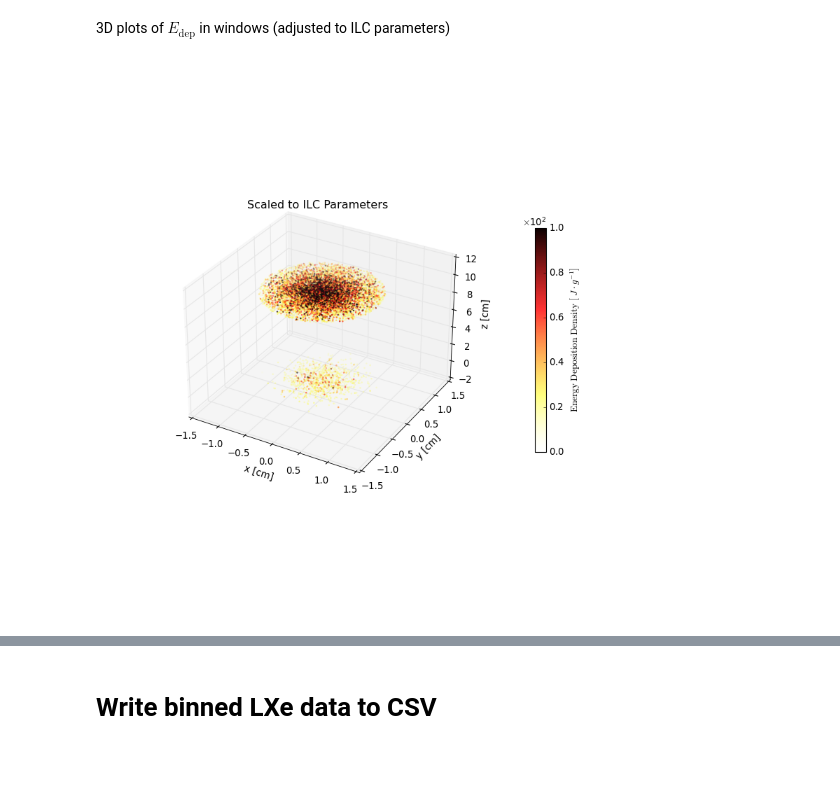
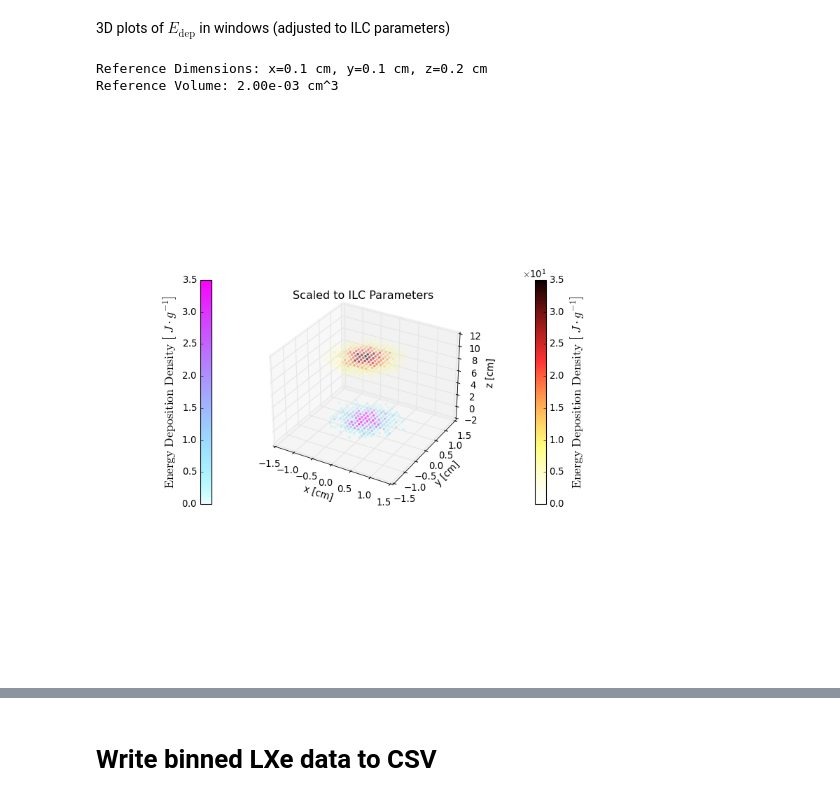
Before and after one commit to MaxVarverakis/G4Bl-LXeSims, a Jupyter notebook: analysis/zslice.ipynb, the cells around one changed output, grey strips where cells are left out. Cells and saved outputs as stored; diff of their text form; code cells hidden in the pictures; blank space fills up the shorter version.

```diff
--- a/analysis/zslice.ipynb
+++ b/analysis/zslice.ipynb
@@ -18,7 +34,8 @@ plt.style.use('classic')
 # %%
 WinMat = "Al"
 
-path = f"/Users/max/SLAC Fall 2024/LXeSims/{WinMat}_sigmaR_3mm_thickness_2mm"
+path = f"/Users/max/SLAC Fall 2024/LXeSims/{WinMat}_sigmaR_3mm_thickness_0.5mm"
+# path = f"/Users/max/SLAC Fall 2024/LXeSims/{WinMat}_sigmaR_3mm_thickness_2mm_sliced"
 # path = '/Users/max/SLAC Fall 2024/LXeSims/Geant4_test'
 
 cols = 'x y z Px Py Pz t PDGid EventID TrackID ParentID Weight Edep VisibleEdep Ntracks'.split(' ')
@@ -172,8 +189,8 @@ WinEdep = [
     ]
 
 vmin = 0
-vmax = {'edep': 10, 'edd': 1e2}
-n = 100 # n by n grid
+vmax = {'edep': 3e11, 'edd': 1e2}
+n = 20 # n by n grid
 
 bin_vol = (2*info["WinProperties"]["r_window"]/n)**2 * info["WinProperties"]["Win_thickness"] # cm^3
 bin_mass = bin_vol * info["rho"][WinMat] # g
@@ -598,5 +717,10 @@ for i in range(2):
 
 window_edep_data = window_edep_data.T # transpose final edep dataset to match shape of meshgrid elements
+# %%
+print(f'Reference Dimensions: x={step} cm, y={step} cm, z={z_eps} cm\nReference Volume: {z_eps * step**2:.2e} cm^3')
+# %% [output]
+Reference Dimensions: x=0.1 cm, y=0.1 cm, z=0.2 cm
+Reference Volume: 2.00e-03 cm^3
 # %%
 vmin = 0
 vmax = 1e2
@@ -621,21 +745,28 @@ cb.formatter.set_powerlimits((0, 0))
 plt.show()
 # %%
 vmin = 0
-vmax = 1e2
+vmax = .35e2
 
 plt.close()
 fig, ax = plt.subplots(subplot_kw={"projection": "3d"}, figsize=(10,10))
-img = ax.scatter(X_window.ravel(), Y_window.ravel(), zcenter_entrance, c=window_edep_data[0].ravel(), marker='o', s=5, cmap='hot_rT', edgecolors='none', vmin=vmin, vmax=vmax)
-ax.scatter(X_window.ravel(), Y_window.ravel(), zcenter_exit, c=window_edep_data[1].ravel(), marker='o', s=5, cmap='hot_rT', edgecolors='none', vmin=vmin, vmax=vmax)
+img1 = ax.scatter(X_window.ravel(), Y_window.ravel(), Z_entrance.ravel(), c=window_edep_data[0].ravel(), marker='o', s=10, cmap='coolT', edgecolors='none', vmin=vmin, vmax=vmax/10)
+# img = ax.scatter(X_window.ravel(), Y_window.ravel(), zcenter_entrance, c=window_edep_data[0].ravel(), marker='o', s=5, cmap='hot_rT', edgecolors='none', vmin=vmin, vmax=vmax)
+img2 = ax.scatter(X_window.ravel(), Y_window.ravel(), Z_exit.ravel(), c=window_edep_data[1].ravel(), marker='o', s=10, cmap='hot_rT', edgecolors='none', vmin=vmin, vmax=vmax)
+# ax.scatter(X_window.ravel(), Y_window.ravel(), zcenter_exit, c=window_edep_data[1].ravel(), marker='o', s=5, cmap='hot_rT', edgecolors='none', vmin=vmin, vmax=vmax)
 ax.set_xlabel('x [cm]')
 ax.set_ylabel('y [cm]')
 ax.set_zlabel('z [cm]')
 # ax.set_title()
 ax.set_title('Scaled to ILC Parameters')
 # cb = fig.colorbar(img, ax=ax, label=r'$E_{\mathrm{dep}}\ \left[\mathrm{MeV}\right]$', pad=0.15, shrink=.5)
-cb = fig.colorbar(img, ax=ax, label=r'$\mathrm{Energy\ Deposition\ Density}\ \left[\ J\cdot g^{-1}\right]$', pad=0.15, shrink=.5)
-cb.formatter.set_useMathText(True)
-cb.formatter.set_powerlimits((0, 0))
+cb1 = fig.colorbar(img2, ax=ax, pad=.15, shrink=.5, location='right')
+cb1.set_label(label=r'$\mathrm{Energy\ Deposition\ Density}\ \left[\ J\cdot g^{-1}\right]$', fontsize=16)
+cb1.formatter.set_useMathText(True)
+cb1.formatter.set_powerlimits((0, 0))
+cb2 = fig.colorbar(img1, ax=ax, pad=.15, shrink=.5, location='left')
+cb2.set_label(label=r'$\mathrm{Energy\ Deposition\ Density}\ \left[\ J\cdot g^{-1}\right]$', fontsize=16)
+cb2.formatter.set_useMathText(True)
+cb2.formatter.set_powerlimits((0, 0))
 plt.show()
 # %% [output]
-[figure, old version]
+[figure, new version]
```
Also changed, not shown: parts of 13 cells of this notebook, 7 other files.
